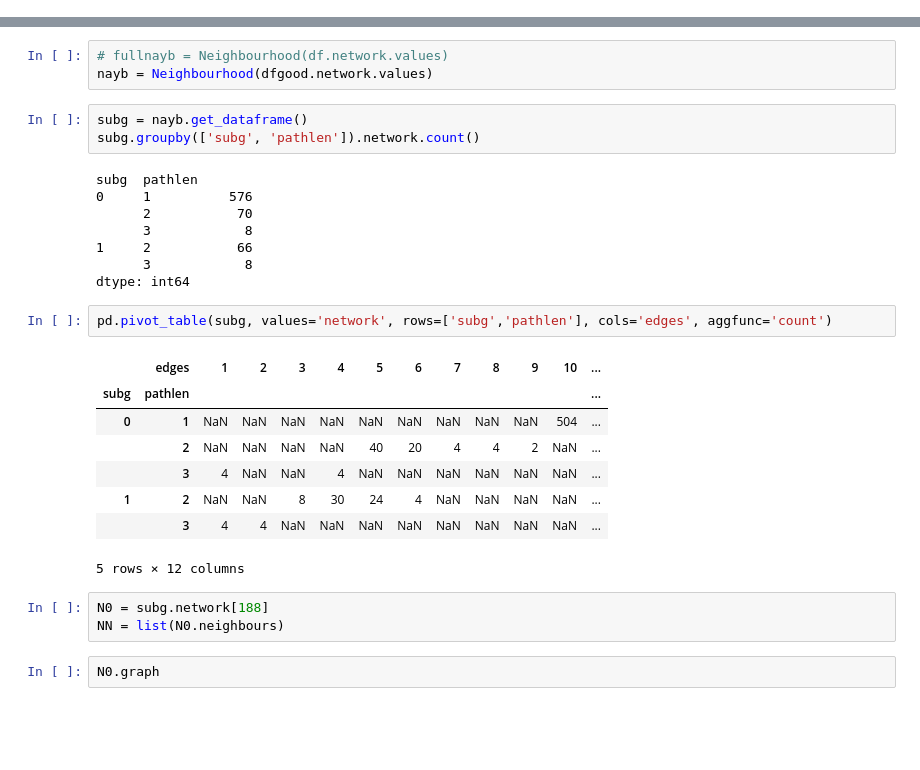
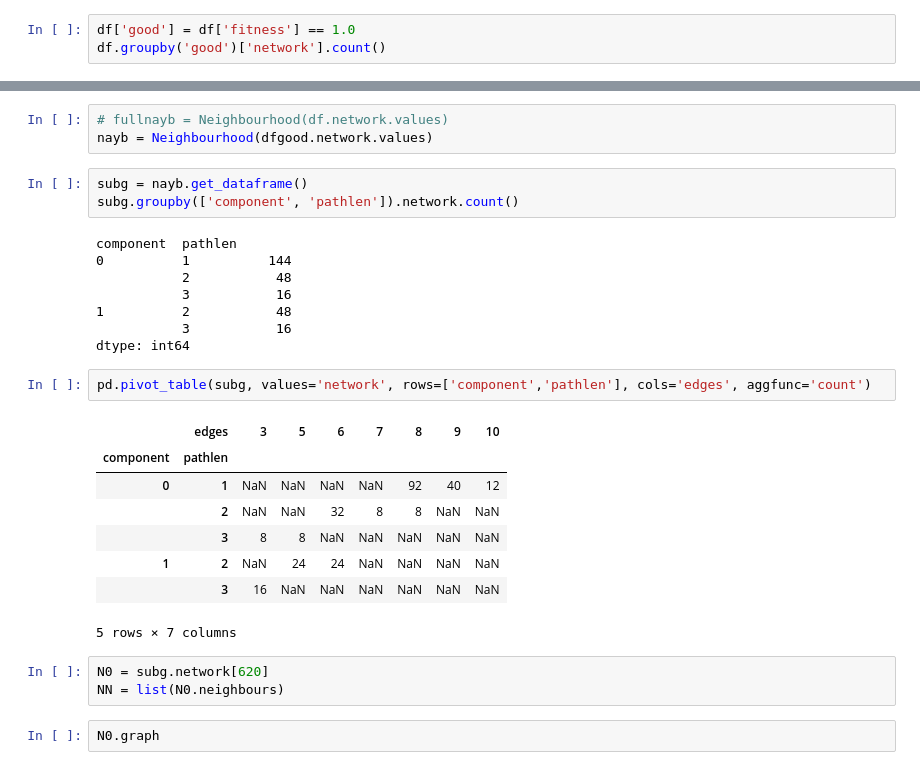
Before and after one commit to brettc/bricolage, a Jupyter notebook: analyse-three.ipynb, the cells around one changed output, grey strips where cells are left out. Drawn from its saved outputs; the diff is of its cells as text; blank space fills up the shorter version.

```diff
--- a/analyse-three.ipynb
+++ b/analyse-three.ipynb
@@ -20,0 +47,3 @@ allp = AllPossible(params, t)
+# %%
+df['good'] = df['fitness'] == 1.0
+df.groupby('good')['network'].count()
@@ -37,28 +88,28 @@ bygroup.count()
 nayb = Neighbourhood(dfgood.network.values)
 # %%
 subg = nayb.get_dataframe()
-subg.groupby(['subg', 'pathlen']).network.count()
+subg.groupby(['component', 'pathlen']).network.count()
 # %% [output]
-subg  pathlen
-0     1          576
-      2           70
-      3            8
-1     2           66
-      3            8
+component  pathlen
+0          1          144
+           2           48
+           3           16
+1          2           48
+           3           16
 dtype: int64
 # %%
-pd.pivot_table(subg, values='network', rows=['subg','pathlen'], cols='edges', aggfunc='count')
+pd.pivot_table(subg, values='network', rows=['component','pathlen'], cols='edges', aggfunc='count')
 # %% [output]
-|  | edges | 1 | 2 | 3 | 4 | 5 | 6 | 7 | 8 | 9 | 10 | ... |
-| subg | pathlen |  |  |  |  |  |  |  |  |  |  | ... |
-| 0 | 1 | NaN | NaN | NaN | NaN | NaN | NaN | NaN | NaN | NaN | 504 | ... |
-|  | 2 | NaN | NaN | NaN | NaN | 40 | 20 | 4 | 4 | 2 | NaN | ... |
-|  | 3 | 4 | NaN | NaN | 4 | NaN | NaN | NaN | NaN | NaN | NaN | ... |
-| 1 | 2 | NaN | NaN | 8 | 30 | 24 | 4 | NaN | NaN | NaN | NaN | ... |
-|  | 3 | 4 | 4 | NaN | NaN | NaN | NaN | NaN | NaN | NaN | NaN | ... |
+|  | edges | 3 | 5 | 6 | 7 | 8 | 9 | 10 |
+| component | pathlen |  |  |  |  |  |  |  |
+| 0 | 1 | NaN | NaN | NaN | NaN | 92 | 40 | 12 |
+|  | 2 | NaN | NaN | 32 | 8 | 8 | NaN | NaN |
+|  | 3 | 8 | 8 | NaN | NaN | NaN | NaN | NaN |
+| 1 | 2 | NaN | 24 | 24 | NaN | NaN | NaN | NaN |
+|  | 3 | 16 | NaN | NaN | NaN | NaN | NaN | NaN |
-5 rows × 12 columns
+5 rows × 7 columns
 # %%
-N0 = subg.network[188]
+N0 = subg.network[620]
 NN = list(N0.neighbours)
 # %%
 N0.graph
```
Also changed, not shown: parts of 11 cells of this notebook, 1 other file.
